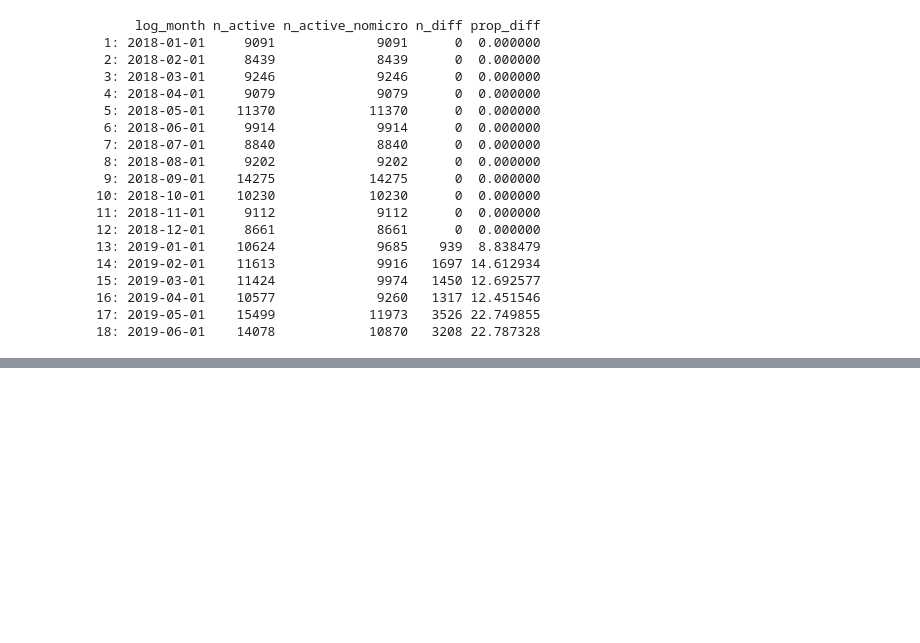
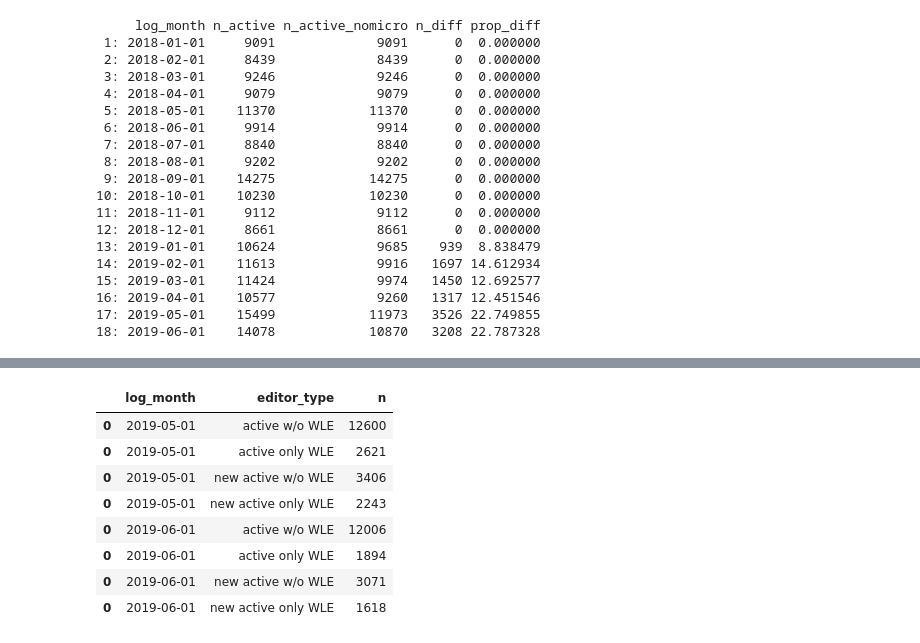
Before and after one commit to nettrom/Product-microcontributions-2019, a Jupyter notebook: active_editors.ipynb, the cells around one changed output, grey strips where cells are left out. Saved outputs shown, nothing was run; the diff lists cells and outputs as text; code cells hidden in the pictures; blank space fills up the shorter version.

```diff
--- a/active_editors.ipynb
+++ b/active_editors.ipynb
@@ -479,0 +547,6 @@ commons_both
+# %%
+## Merge the full Commons data with the WLE data
+commons_actives_wlep = commons_actives_full.merge(earth_counts, how = "left", on = ["log_month", "user_id"]).fillna(0)
+# %%
+## Similarly, merge with the WLP data
+commons_actives_wlep = commons_actives_wlep.merge(pride_counts, how = "left", on = ["log_month", "user_id"]).fillna(0)
@@ -479,0 +615,2 @@ commons_both
+# %%
+commons_actives_wlep['non_wle_edits'] = commons_actives_wlep.content_edits - commons_actives_wlep.earth_edits
@@ -479,0 +685,14 @@ commons_both
+# %%
+commons_corr_wle_stats = get_wle_stats(commons_actives_wlep, '2019-01-01', '2019-07-01')
+# %%
+commons_corr_wle_stats.tail(8)
+# %% [output]
+|  | log_month | editor_type | n |
+| 0 | 2019-05-01 | active w/o WLE | 12600 |
+| 0 | 2019-05-01 | active only WLE | 2621 |
+| 0 | 2019-05-01 | new active w/o WLE | 3406 |
+| 0 | 2019-05-01 | new active only WLE | 2243 |
+| 0 | 2019-06-01 | active w/o WLE | 12006 |
+| 0 | 2019-06-01 | active only WLE | 1894 |
+| 0 | 2019-06-01 | new active w/o WLE | 3071 |
+| 0 | 2019-06-01 | new active only WLE | 1618 |
```
Also changed, not shown: parts of 35 cells of this notebook.
